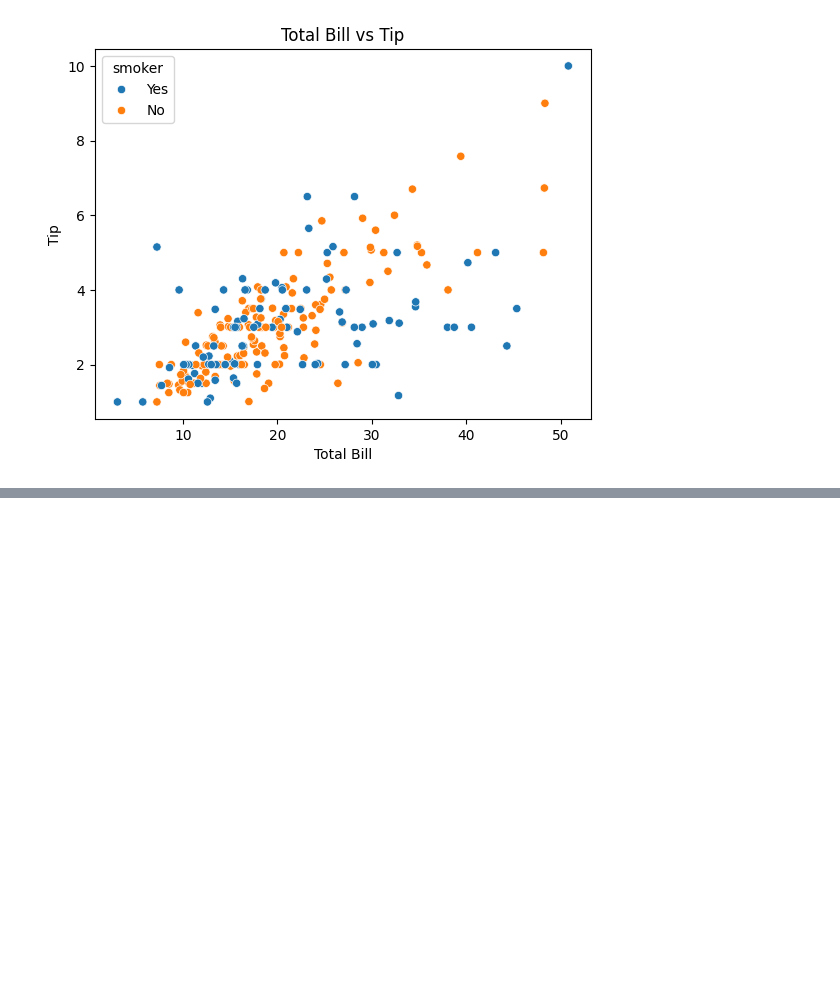
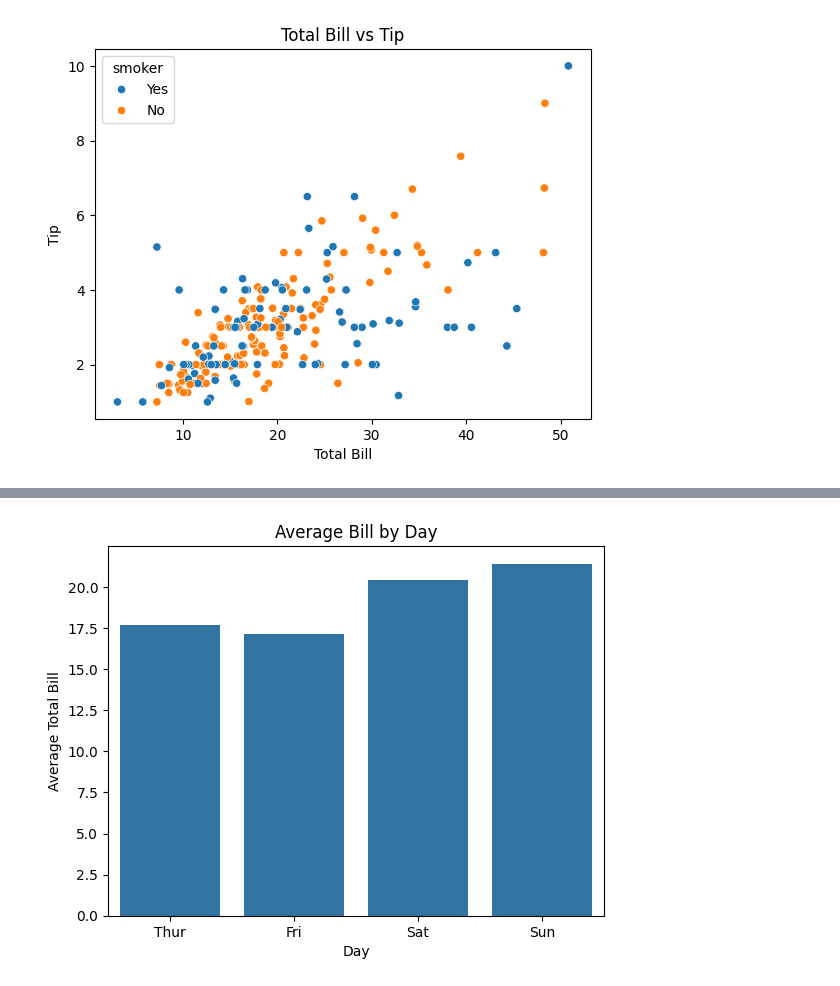
Before and after one commit to alizabetageri984-prog/matplotlib, a Jupyter notebook: SEABORN_DAY1.ipynb, the cells around one changed output, grey strips where cells are left out. Cells and saved outputs as stored; diff of their text form; code cells hidden in the pictures; blank space fills up the shorter version.

```diff
--- a/SEABORN_DAY1.ipynb
+++ b/SEABORN_DAY1.ipynb
@@ -63,0 +120,15 @@ plt.show()
+# %%
+sns.barplot(
+    data=df,
+    x="day",
+    y="total_bill",
+    errorbar=None
+)
+
+plt.title("Average Bill by Day")
+plt.xlabel("Day")
+plt.ylabel("Average Total Bill")
+
+plt.show()
+# %% [output]
+[figure, added]
```
Also changed, not shown: parts of 11 cells of this notebook.
